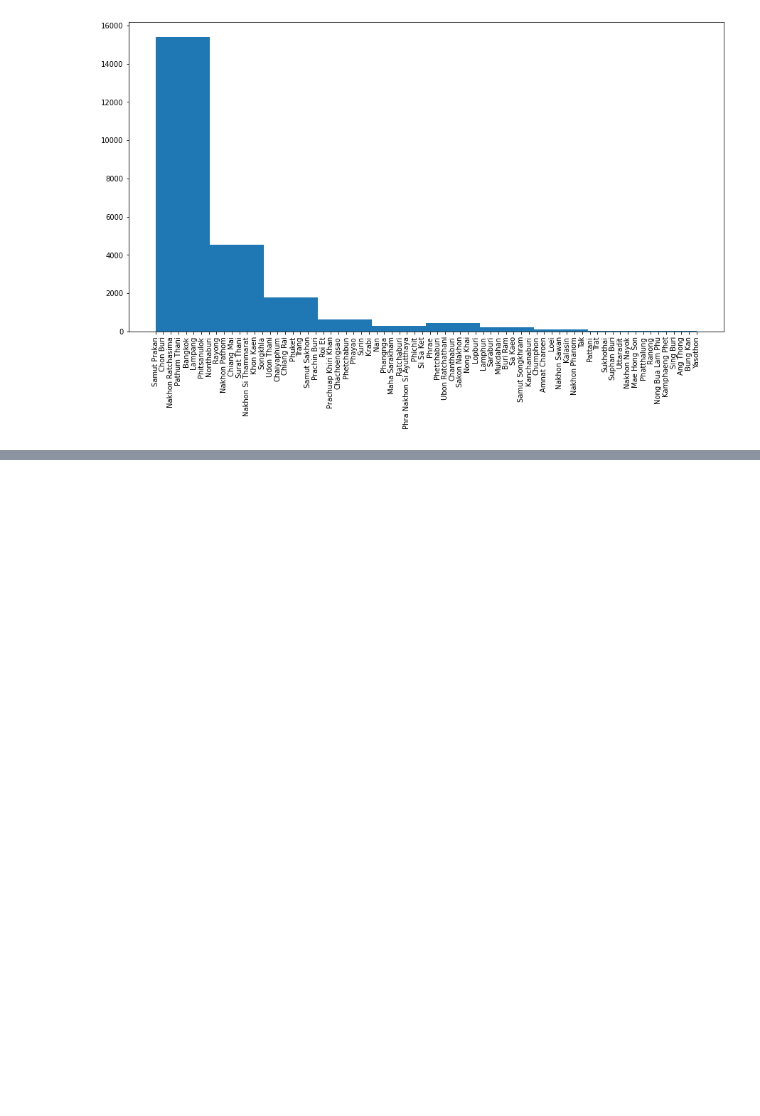
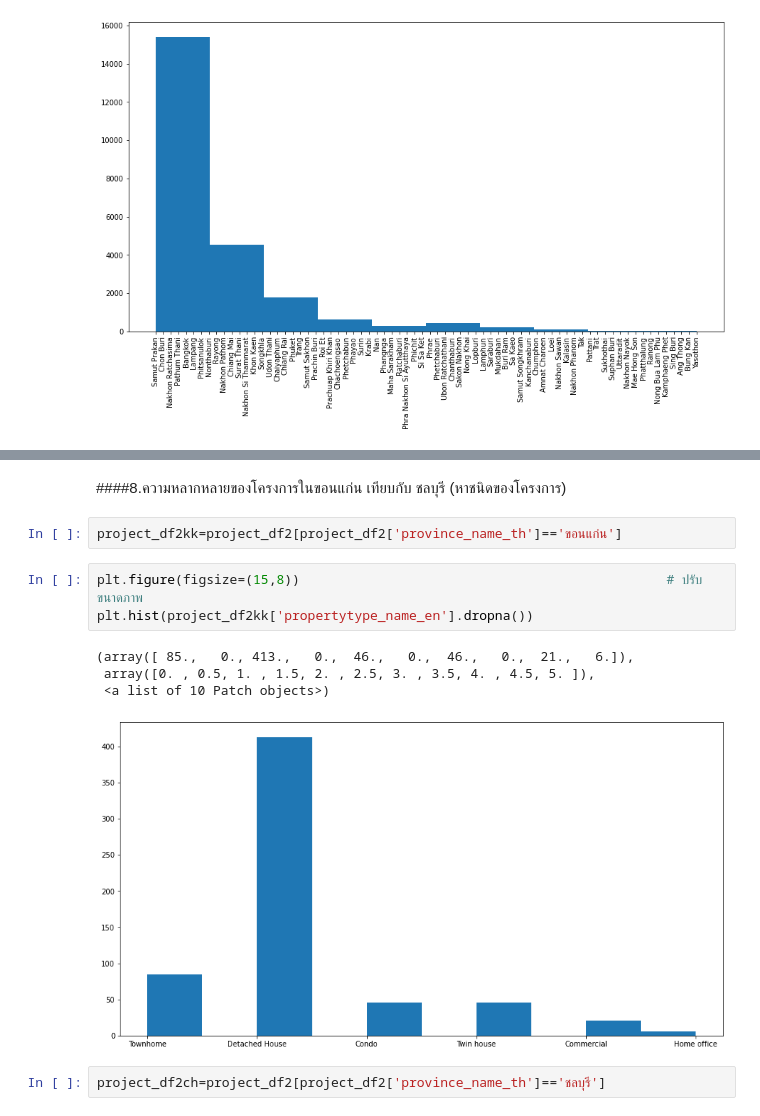
Before and after one commit to rattapornsupama/DPDM65, a Jupyter notebook: Pandas101ipynb.ipynb, the cells around one changed output, grey strips where cells are left out. Drawn from its saved outputs; the diff is of its cells as text; blank space fills up the shorter version.

```diff
--- a/Pandas101ipynb.ipynb
+++ b/Pandas101ipynb.ipynb
@@ -176,0 +728,14 @@ plt.xticks(rotation='vertical');                                         # ห
+# %% [markdown]
+####8.ความหลากหลายของโครงการในขอนแก่น เทียบกับ ชลบุรี (หาชนิดของโครงการ)
+# %%
+project_df2kk=project_df2[project_df2['province_name_th']=='ขอนแก่น']
+# %%
+plt.figure(figsize=(15,8))                                               # ปรับขนาดภาพ
+plt.hist(project_df2kk['propertytype_name_en'].dropna())
+# %% [output]
+(array([ 85.,   0., 413.,   0.,  46.,   0.,  46.,   0.,  21.,   6.]),
+ array([0. , 0.5, 1. , 1.5, 2. , 2.5, 3. , 3.5, 4. , 4.5, 5. ]),
+ <a list of 10 Patch objects>)
+[figure, added]
+# %%
+project_df2ch=project_df2[project_df2['province_name_th']=='ชลบุรี']
```
Also changed, not shown: parts of 78 cells of this notebook.
